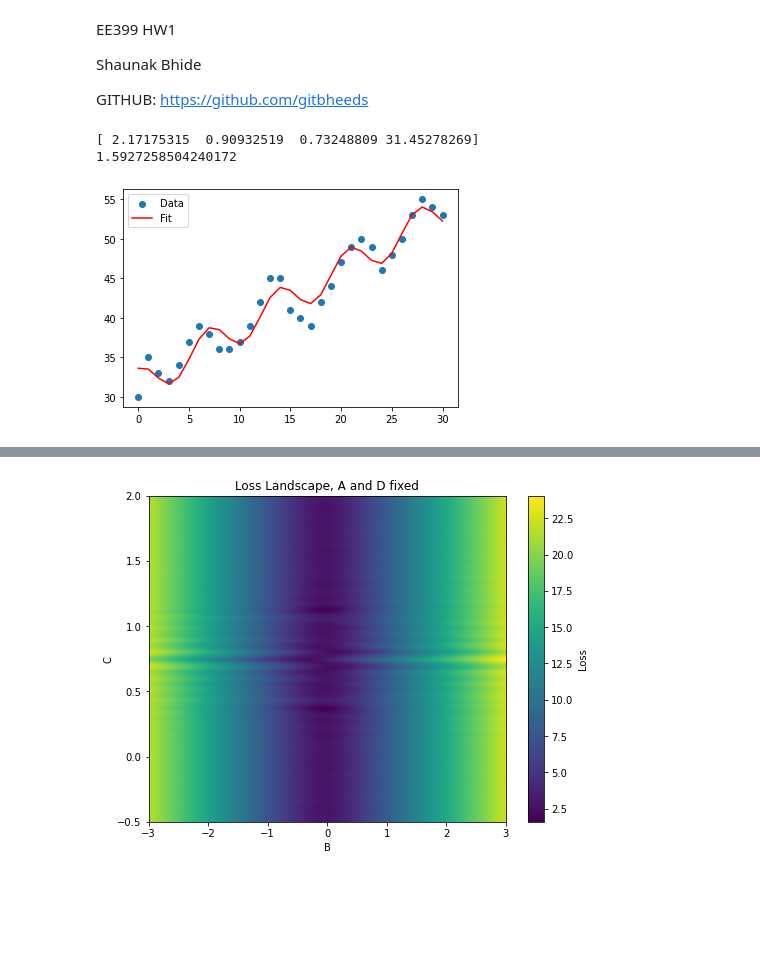
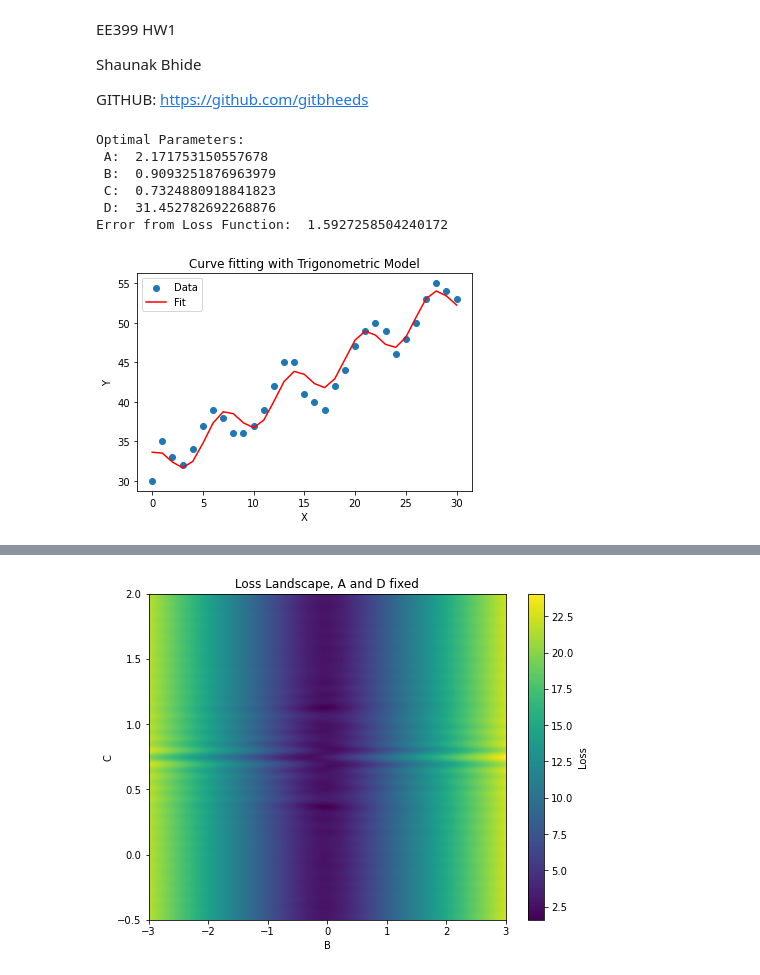
Before and after one commit to gitbheeds/EE399-Machine-Learning-and-Neural-Networks, a Jupyter notebook: HW1.ipynb, the cells around one changed output, grey strips where cells are left out. Drawn from its saved outputs; the diff is of its cells as text; code cells hidden in the pictures; blank space fills up the shorter version.

```diff
--- a/HW1.ipynb
+++ b/HW1.ipynb
@@ -13,40 +13,47 @@ import matplotlib.pyplot as plt
 # %%
 #Consider the following data from the class
 X=np.arange(0,31)
 Y=np.array([30, 35, 33, 32, 34, 37, 39, 38, 36, 36, 37, 39, 42, 45, 45, 41, 40, 39, 42, 44, 47, 49, 50, 49, 46, 48, 50, 53, 55, 54, 53])
 
 #Fit the data to the following model with least squared error
 #model of form f(x) = Acos(Bx)+Cx+D
-def model (C, x) :
+def model_trig (C, x) :
 
     #model
     f_x =  C[0] * np.cos(C[1]*x) + C[2]*x + C[3]
 
     return f_x
 
 def loss_func(C, x, y):
-    return np.sqrt(np.sum((y - model(C, x))**2)/(len(y)))
+    return np.sqrt(np.sum((y - model_trig(C, x))**2)/(len(y)))
 
 #initial parameter guesses
 c0 = np.array([5, np.pi/6, 12, 30])
 
 result = opt.minimize(loss_func, c0, args=(X, Y), method = 'Nelder-Mead')
 
 c_opt = result.x
 
 
 # Print the optimal parameters
-print(c_opt)
-print(loss_func(c_opt, X, Y))
+print("Optimal Parameters: \n A: ", c_opt[0], "\n B: ", c_opt[1], "\n C: ", c_opt[2], "\n D: ", c_opt[3])
+print("Error from Loss Function: ", loss_func(c_opt, X, Y))
 
 # Plot the results
 plt.scatter(X, Y, label='Data')
-plt.plot(X, model(c_opt, X), 'r-', label='Fit')
+plt.plot(X, model_trig(c_opt, X), 'r-', label='Fit')
+plt.title("Curve fitting with Trigonometric Model")
+plt.ylabel("Y")
+plt.xlabel("X")
 plt.legend()
 plt.show()
 # %% [output]
-[ 2.17175315  0.90932519  0.73248809 31.45278269]
-1.5927258504240172
+Optimal Parameters:
+ A:  2.171753150557678
+ B:  0.9093251876963979
+ C:  0.7324880918841823
+ D:  31.452782692268876
+Error from Loss Function:  1.5927258504240172
-[figure, old version]
+[figure, new version]
 # %%
 #parameters to sweep through
```
Also changed, not shown: parts of 9 cells of this notebook, 1 other file.
